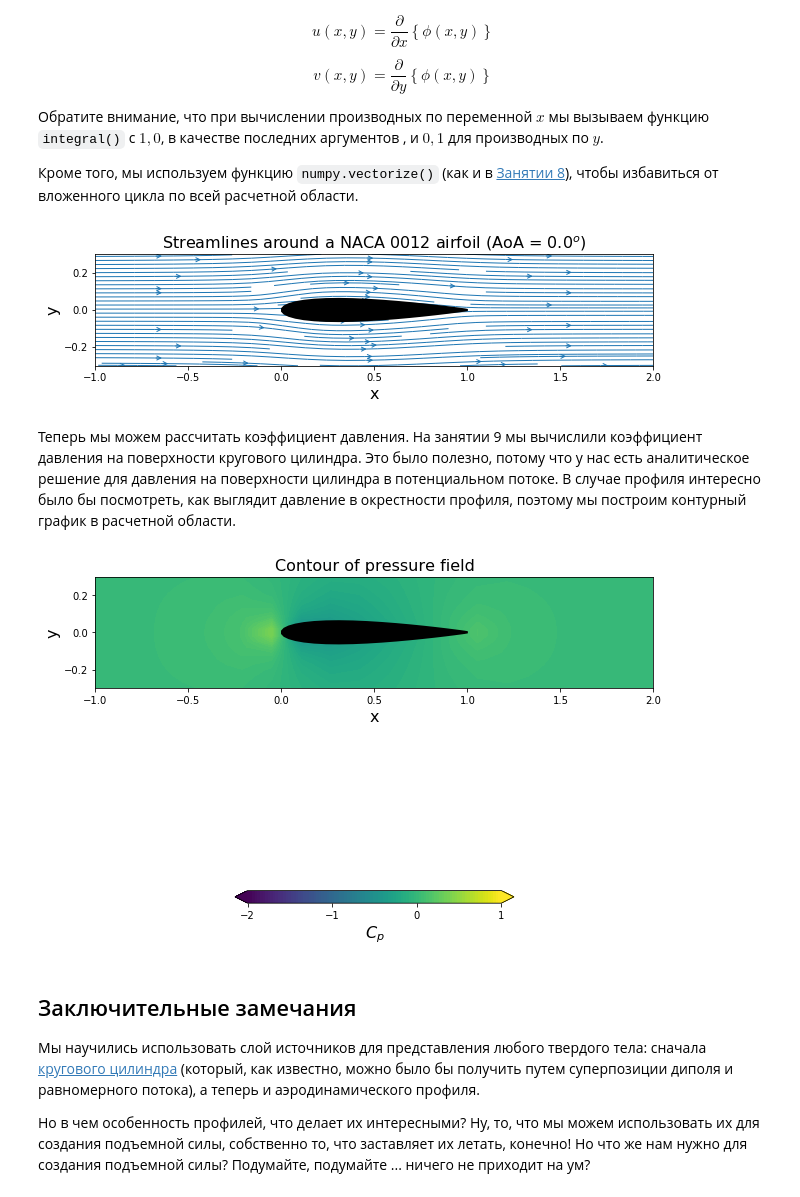
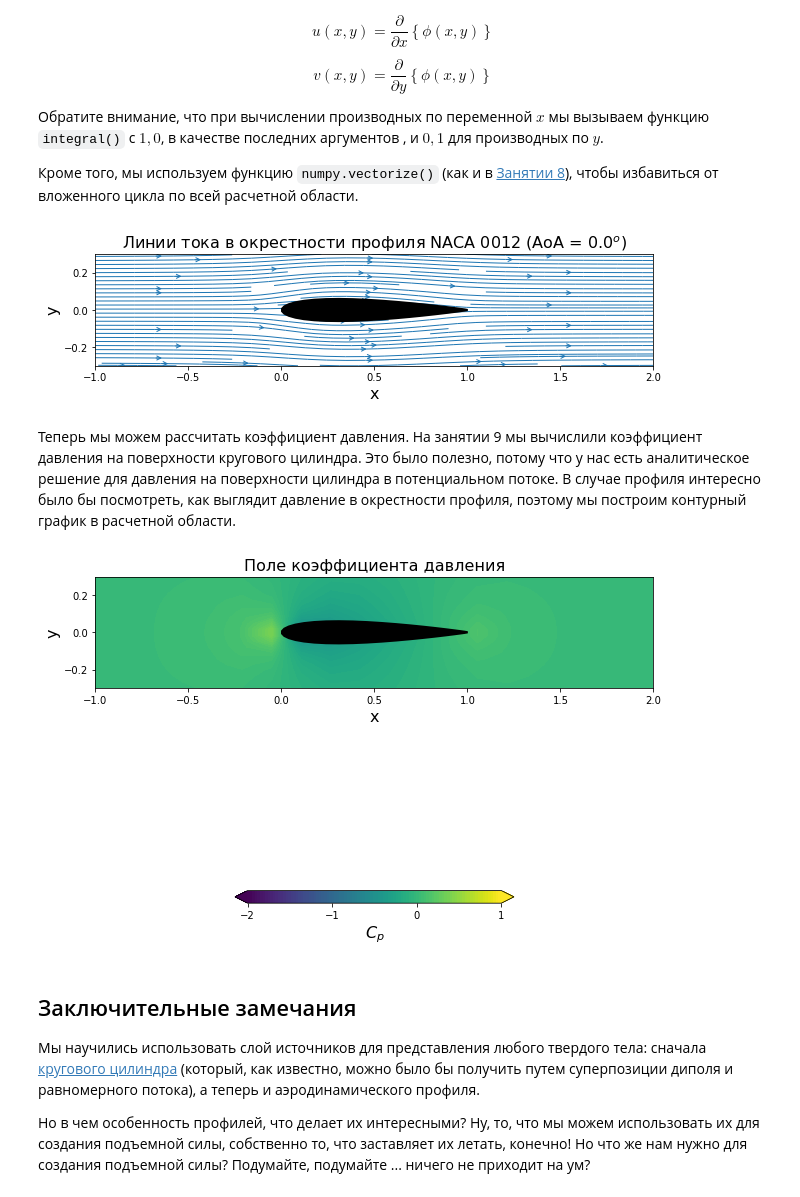
Before and after one commit to ikursakov/ru_AeroPython, a Jupyter notebook: lessons/10_Lesson10_sourcePanelMethod.ipynb, the cells around one changed output. Drawn from its saved outputs; the diff is of its cells as text; code cells hidden in the pictures.

```diff
--- a/lessons/10_Lesson10_sourcePanelMethod.ipynb
+++ b/lessons/10_Lesson10_sourcePanelMethod.ipynb
@@ -145,20 +148,23 @@ def define_panels(x, y, N=40):
     panels: 1D Numpy array of Panel objects
         The discretization of the geometry into panels.
     """
-    R = (x.max()-x.min())/2                                    # радиус окружности
-    x_center = (x.max()+x.min())/2                             # x-координата центра
-    x_circle = x_center + R*numpy.cos(numpy.linspace(0, 2*math.pi, N+1))  # x-координаты точек окружности
-
-    x_ends = numpy.copy(x_circle)      # проекция x-координаты на поверхность профиля
-    y_ends = numpy.empty_like(x_ends)  # инициализация массива c y-координатами
-
-    x, y = numpy.append(x, x[0]), numpy.append(y, y[0])    # добавляем к массиву точки, используя numpy.append
+    R = (x.max()-x.min())/2                         # радиус окружности
+    x_center = (x.max()+x.min())/2                  # x-координата центра
+    # x-координаты точек окружности
+    x_circle = x_center + R*numpy.cos(numpy.linspace(0, 2*math.pi, N+1))
+    # проекция x-координаты на поверхность профиля
+    x_ends = numpy.copy(x_circle)
+    # инициализация массива c y-координатами
+    y_ends = numpy.empty_like(x_ends)
+    # добавляем к массиву точки, используя numpy.append
+    x, y = numpy.append(x, x[0]), numpy.append(y, y[0])
 
     # вычисляем y-координаты концов отрезков
     I = 0
     for i in range(N):
         while I < len(x)-1:
-            if (x[I] <= x_ends[i] <= x[I+1]) or (x[I+1] <= x_ends[i] <= x[I]):
+            if (x[I] <= x_ends[i] <= x[I+1]) or \
+            (x[I+1] <= x_ends[i] <= x[I]):
                 break
             else:
                 I += 1
@@ -187,7 +193,8 @@ pyplot.ylabel('y', fontsize=16)
 pyplot.plot(x, y, color='k', linestyle='-', linewidth=2)
 pyplot.plot(numpy.append([panel.xa for panel in panels], panels[0].xa),
             numpy.append([panel.ya for panel in panels], panels[0].ya),
-            linestyle='-', linewidth=1, marker='o', markersize=6, color='#CD2305')
+            linestyle='-', linewidth=1, marker='o', markersize=6,\
+            color='#CD2305')
 pyplot.axis('scaled', adjustable='box')
 pyplot.xlim(-0.1, 1.1)
 pyplot.ylim(-0.1, 0.1);
@@ -307,7 +316,9 @@ def build_matrix(panels):
     for i, p_i in enumerate(panels):
         for j, p_j in enumerate(panels):
             if i != j:
-                A[i,j] = 0.5/math.pi*integral(p_i.xc, p_i.yc, p_j, math.cos(p_i.beta), math.sin(p_i.beta))
+                A[i,j] = 0.5/math.pi*integral(p_i.xc, p_i.yc,\
+                                              p_j, math.cos(p_i.beta),\
+                                              math.sin(p_i.beta))
 
     return A
 
@@ -516,13 +536,17 @@ def get_velocity_field(panels, freestream, X, Y):
         y-component of the velocity vector field.
     """
     # вклад от набегающего потока
-    u = freestream.u_inf * math.cos(freestream.alpha) * numpy.ones_like(X, dtype=float)
-    v = freestream.u_inf * math.sin(freestream.alpha) * numpy.ones_like(X, dtype=float)
+    u = freestream.u_inf * math.cos(freestream.alpha) *\
+    numpy.ones_like(X, dtype=float)
+    v = freestream.u_inf * math.sin(freestream.alpha) *\
+    numpy.ones_like(X, dtype=float)
     # добавляем вклад от каждой панели (суперпозиция рулит!!!)
     vec_intregral = numpy.vectorize(integral)
     for panel in panels:
-        u += panel.sigma / (2.0 * math.pi) * vec_intregral(X, Y, panel, 1, 0)
-        v += panel.sigma / (2.0 * math.pi) * vec_intregral(X, Y, panel, 0, 1)
+        u += panel.sigma / (2.0 * math.pi) * \
+        vec_intregral(X, Y, panel, 1, 0)
+        v += panel.sigma / (2.0 * math.pi) * \
+        vec_intregral(X, Y, panel, 0, 1)
 
     return u, v
 # %%
@@ -538,20 +562,21 @@ u, v = get_velocity_field(panels, freestream, X, Y)
 # %%
 # рисуем поле скорости
 width = 10
 pyplot.figure(figsize=(width, width))
 pyplot.xlabel('x', fontsize=16)
 pyplot.ylabel('y', fontsize=16)
 pyplot.streamplot(X, Y, u, v,
                   density=1, linewidth=1, arrowsize=1, arrowstyle='->')
 pyplot.fill([panel.xc for panel in panels],
             [panel.yc for panel in panels],
             color='k', linestyle='solid', linewidth=2, zorder=2)
 pyplot.axis('scaled', adjustable='box')
 pyplot.xlim(x_start, x_end)
 pyplot.ylim(y_start, y_end)
-pyplot.title('Streamlines around a NACA 0012 airfoil (AoA = ${}^o$)'.format(alpha), fontsize=16);
+title = 'Линии тока в окрестности профиля NACA 0012 (AoA = ${}^o$)'
+pyplot.title(title.format(alpha), fontsize=16);
 # %% [output]
-[figure, old version]
+[figure, new version]
 # %% [markdown]
 Теперь мы можем рассчитать коэффициент давления. На занятии 9 мы вычислили коэффициент давления на поверхности кругового цилиндра. Это было полезно, потому что у нас есть аналитическое решение для давления на поверхности цилиндра в потенциальном потоке. В случае профиля интересно было бы посмотреть, как выглядит давление в окрестности профиля, поэтому мы построим контурный график в расчетной области.
 # %%
@@ -564,7 +589,8 @@ pyplot.figure(figsize=(width, width))
 pyplot.xlabel('x', fontsize=16)
 pyplot.ylabel('y', fontsize=16)
 contf = pyplot.contourf(X, Y, cp,
-                        levels=numpy.linspace(-2.0, 1.0, 100), extend='both')
+                        levels=numpy.linspace(-2.0, 1.0, 100),\
+                        extend='both')
 cbar = pyplot.colorbar(contf,
                        orientation='horizontal',
                        shrink=0.5, pad = 0.1,
@@ -576,9 +602,9 @@ pyplot.fill([panel.xc for panel in panels],
 pyplot.axis('scaled', adjustable='box')
 pyplot.xlim(x_start, x_end)
 pyplot.ylim(y_start, y_end)
-pyplot.title('Contour of pressure field', fontsize=16);
+pyplot.title('Поле коэффициента давления', fontsize=16);
 # %% [output]
-[figure, old version]
+[figure, new version]
 # %% [markdown]
 ## Заключительные замечания
 
```
Also changed, not shown: parts of 9 cells of this notebook.
